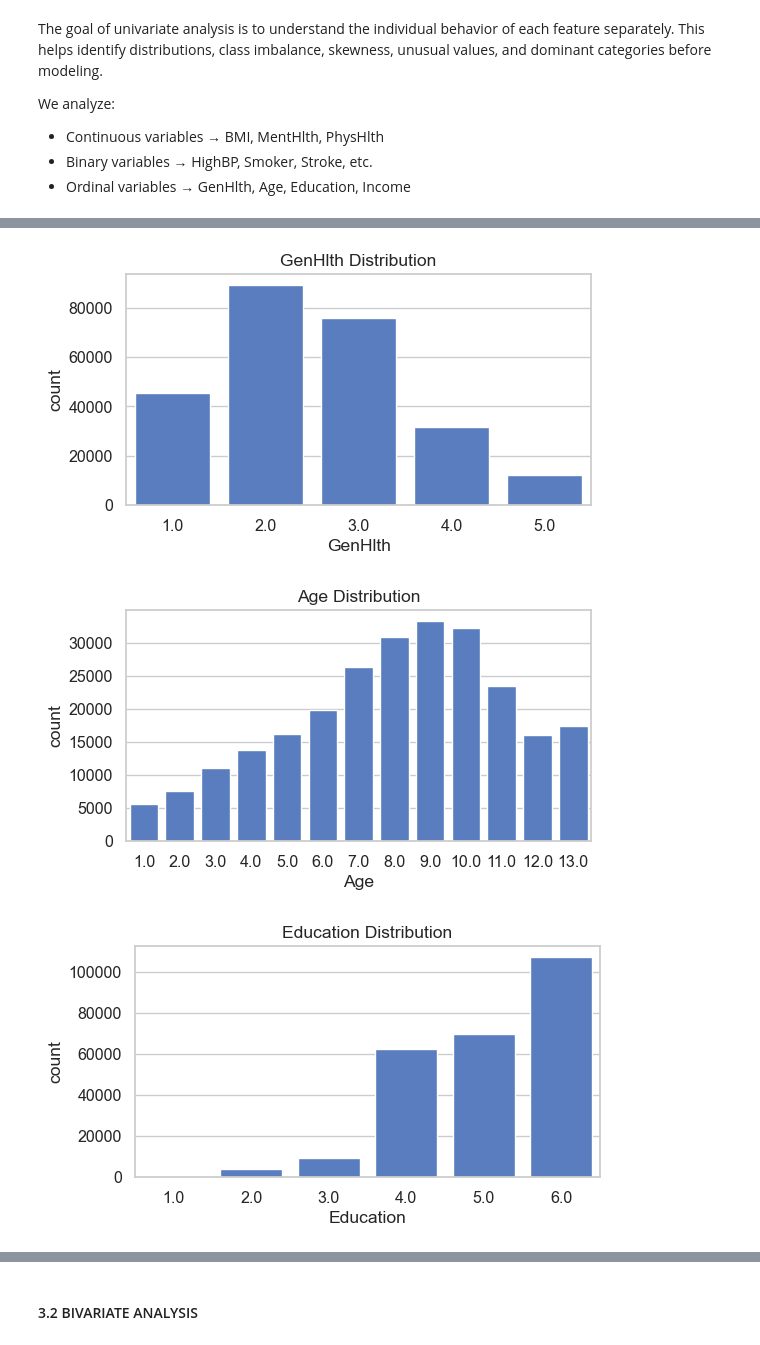
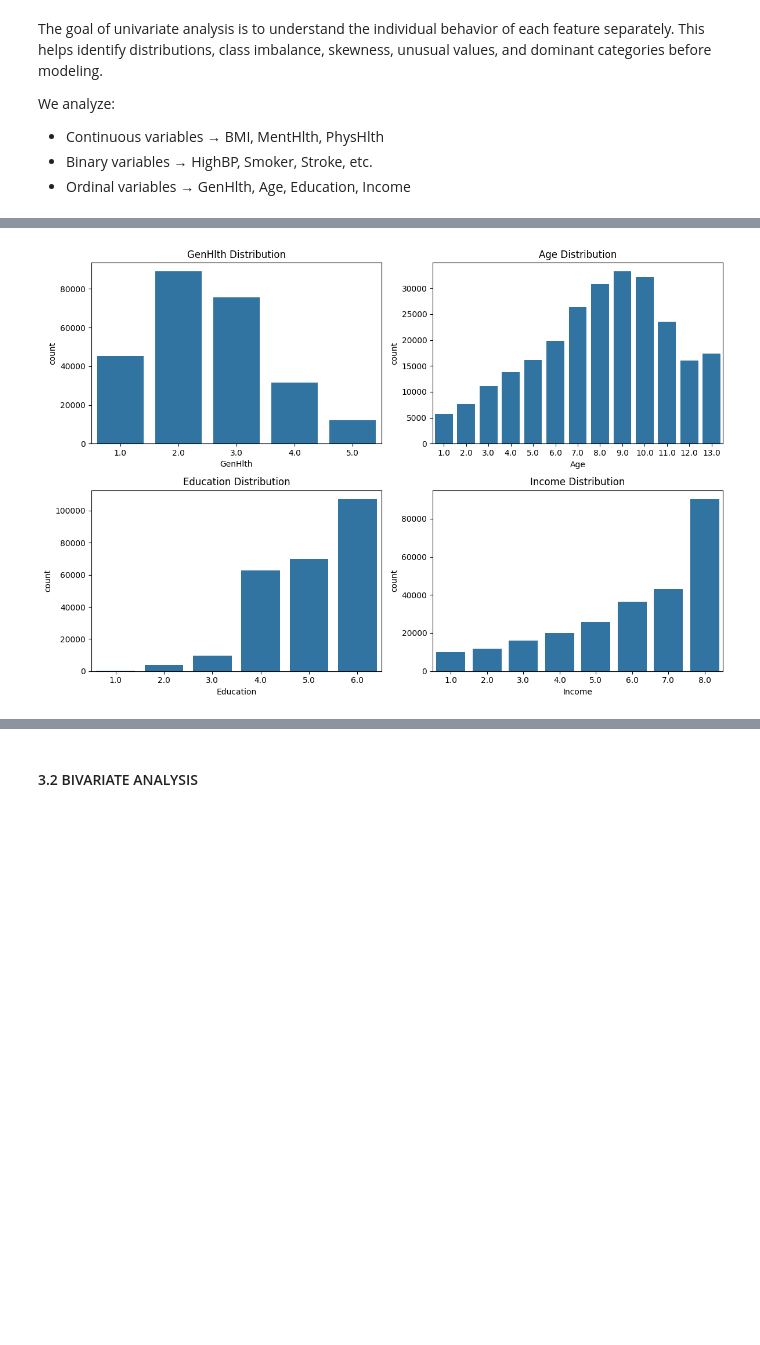
Before and after one commit to kusum0711/diabetes_risk_prediction_VLBA, a Jupyter notebook: notebooks/testnotebbok.ipynb, the cells around one changed output, grey strips where cells are left out. Cells and saved outputs as stored; diff of their text form; code cells hidden in the pictures; blank space fills up the shorter version.

```diff
--- a/notebooks/testnotebbok.ipynb
+++ b/notebooks/testnotebbok.ipynb
@@ -244,12 +259,25 @@ for col in binary_cols:
 # %%
+import matplotlib.pyplot as plt
+import seaborn as sns
+import math
+
 ordinal_cols = ['GenHlth','Age','Education','Income']
 
-for col in ordinal_cols:
-    plt.figure(figsize=(6,3))
-    sns.countplot(x=df[col])
-    plt.title(f"{col} Distribution")
-    plt.show()
+cols_per_row = 2
+rows = math.ceil(len(ordinal_cols) / cols_per_row)
+
+fig, axes = plt.subplots(rows, cols_per_row, figsize=(12, 4*rows))
+axes = axes.flatten()
+
+for i, col in enumerate(ordinal_cols):
+    sns.countplot(x=df[col], ax=axes[i])
+    axes[i].set_title(f"{col} Distribution")
+
+# remove extra empty plots if any
+for j in range(i+1, len(axes)):
+    fig.delaxes(axes[j])
+
+plt.tight_layout()
+plt.show()
 # %% [output]
-[figure, old version]
+[figure, new version]
-[figure, removed]
-[figure, removed]
```
Also changed, not shown: parts of 6 cells of this notebook, 1 other file.
